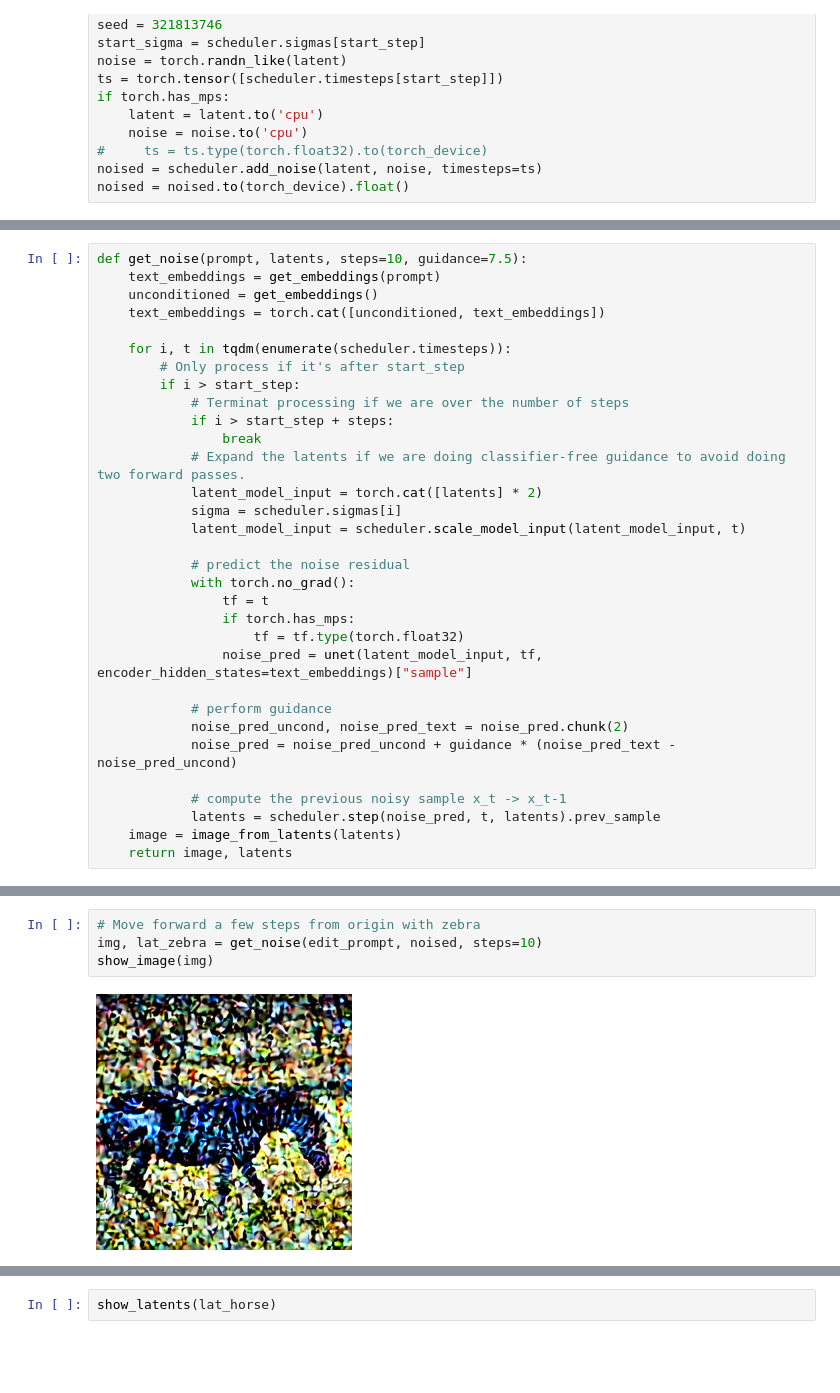
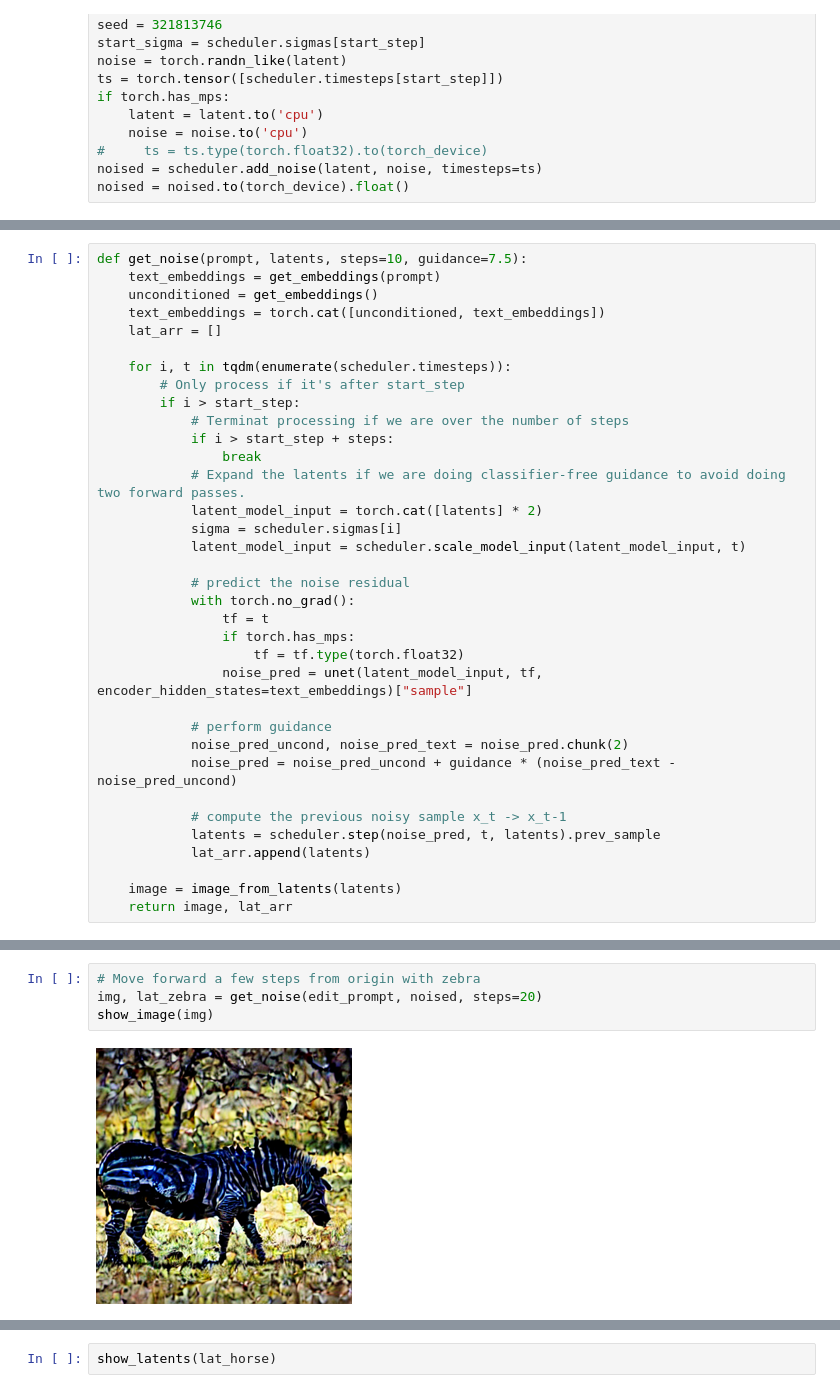
Before and after one commit to FahimF/fai-exp, a Jupyter notebook: diff_edit.ipynb, the cells around one changed output, grey strips where cells are left out. Cells and saved outputs as stored; diff of their text form; blank space fills up the shorter version.

```diff
--- a/diff_edit.ipynb
+++ b/diff_edit.ipynb
@@ -207,6 +207,7 @@ def get_noise(prompt, latents, steps=10, guidance=7.5):
     text_embeddings = get_embeddings(prompt)
     unconditioned = get_embeddings()
     text_embeddings = torch.cat([unconditioned, text_embeddings])
+    lat_arr = []
 
     for i, t in tqdm(enumerate(scheduler.timesteps)):
         # Only process if it's after start_step
@@ -232,8 +233,10 @@ def get_noise(prompt, latents, steps=10, guidance=7.5):
 
             # compute the previous noisy sample x_t -> x_t-1
             latents = scheduler.step(noise_pred, t, latents).prev_sample
+            lat_arr.append(latents)
+
     image = image_from_latents(latents)
-    return image, latents
+    return image, lat_arr
 # %%
 # Move forward to the end from origin with horse
 rest = num_inference_steps - start_step
@@ -256,6 +259,6 @@ show_image(img)
 # %%
 # Move forward a few steps from origin with zebra
-img, lat_zebra = get_noise(edit_prompt, noised, steps=10)
+img, lat_zebra = get_noise(edit_prompt, noised, steps=20)
 show_image(img)
 # %% [output]
-[figure, old version]
+[figure, new version]
```
Also changed, not shown: parts of 8 cells of this notebook.
